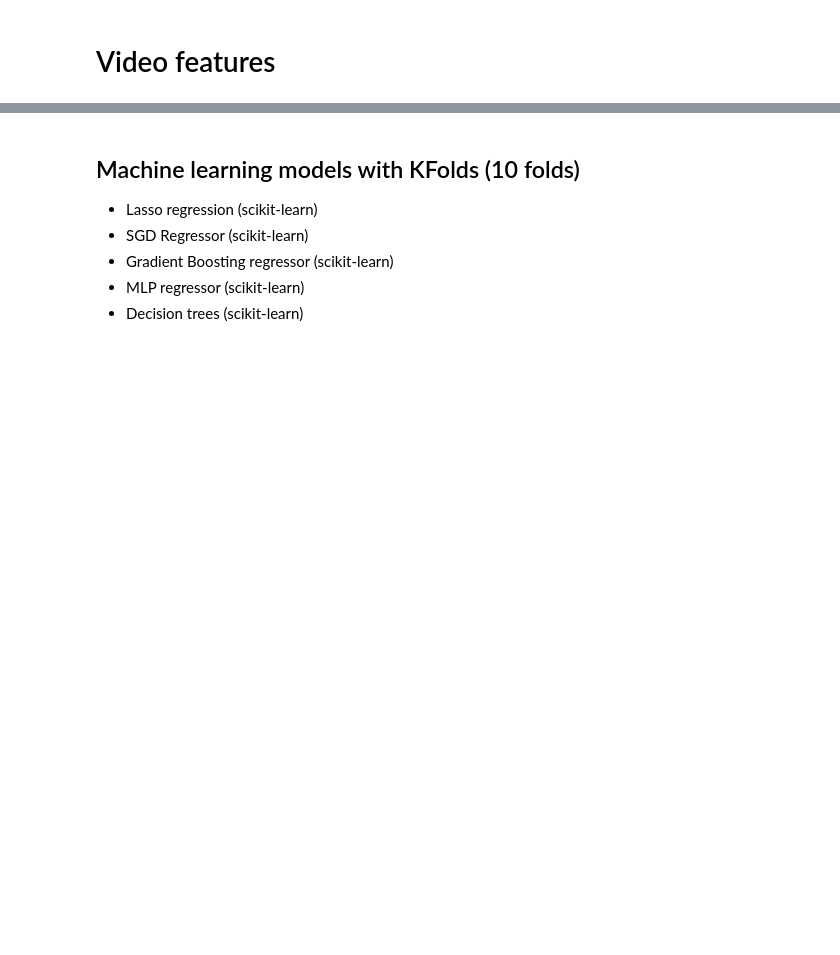
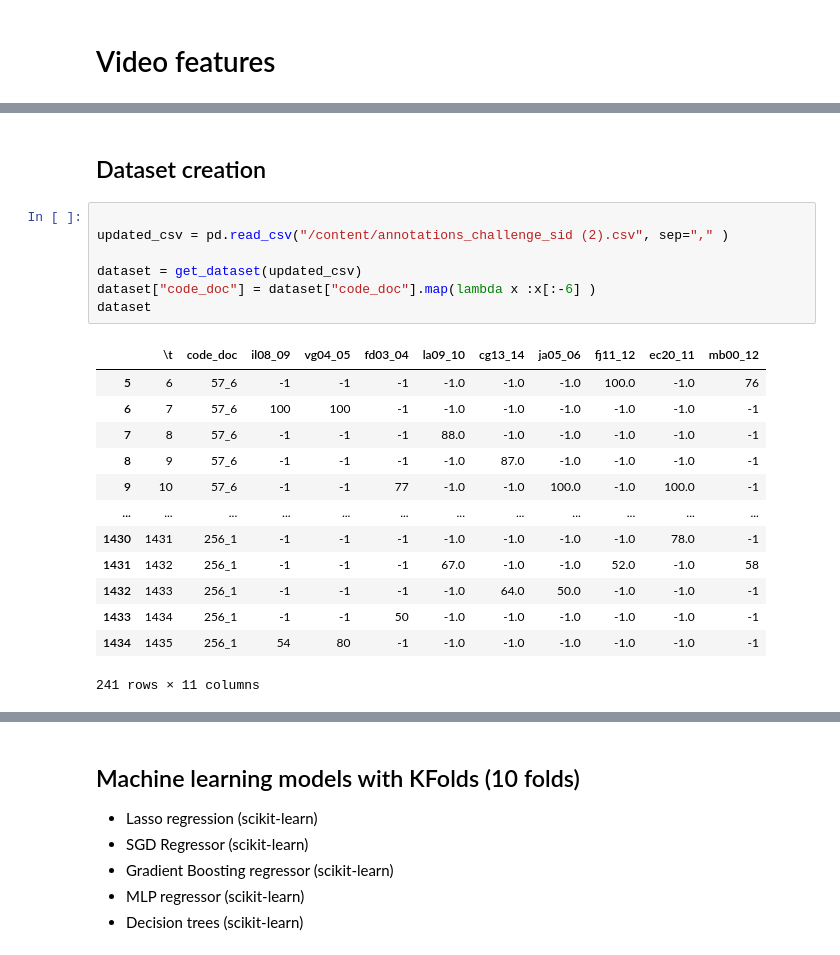
Before and after one commit to vincentnam/Project-Archean, a Jupyter notebook: ChallengeM2SID_2019.ipynb, the cells around one changed output, grey strips where cells are left out. Saved outputs shown, nothing was run; the diff lists cells and outputs as text; blank space fills up the shorter version.

```diff
--- a/ChallengeM2SID_2019.ipynb
+++ b/ChallengeM2SID_2019.ipynb
@@ -324,0 +363,24 @@ norm_dataset
+# %% [markdown]
+
+## Dataset creation
+# %%
+
+updated_csv = pd.read_csv("/content/annotations_challenge_sid (2).csv", sep="," )
+
+dataset = get_dataset(updated_csv)
+dataset["code_doc"] = dataset["code_doc"].map(lambda x :x[:-6] )
+dataset
+# %% [output]
+|  | \t | code_doc | il08_09 | vg04_05 | fd03_04 | la09_10 | cg13_14 | ja05_06 | fj11_12 | ec20_11 | mb00_12 |
+| 5 | 6 | 57_6 | -1 | -1 | -1 | -1.0 | -1.0 | -1.0 | 100.0 | -1.0 | 76 |
+| 6 | 7 | 57_6 | 100 | 100 | -1 | -1.0 | -1.0 | -1.0 | -1.0 | -1.0 | -1 |
+| 7 | 8 | 57_6 | -1 | -1 | -1 | 88.0 | -1.0 | -1.0 | -1.0 | -1.0 | -1 |
+| 8 | 9 | 57_6 | -1 | -1 | -1 | -1.0 | 87.0 | -1.0 | -1.0 | -1.0 | -1 |
+| 9 | 10 | 57_6 | -1 | -1 | 77 | -1.0 | -1.0 | 100.0 | -1.0 | 100.0 | -1 |
+| ... | ... | ... | ... | ... | ... | ... | ... | ... | ... | ... | ... |
+| 1430 | 1431 | 256_1 | -1 | -1 | -1 | -1.0 | -1.0 | -1.0 | -1.0 | 78.0 | -1 |
+| 1431 | 1432 | 256_1 | -1 | -1 | -1 | 67.0 | -1.0 | -1.0 | 52.0 | -1.0 | 58 |
+| 1432 | 1433 | 256_1 | -1 | -1 | -1 | -1.0 | 64.0 | 50.0 | -1.0 | -1.0 | -1 |
+| 1433 | 1434 | 256_1 | -1 | -1 | 50 | -1.0 | -1.0 | -1.0 | -1.0 | -1.0 | -1 |
+| 1434 | 1435 | 256_1 | 54 | 80 | -1 | -1.0 | -1.0 | -1.0 | -1.0 | -1.0 | -1 |
+241 rows × 11 columns
```
Also changed, not shown: parts of 11 cells of this notebook.
